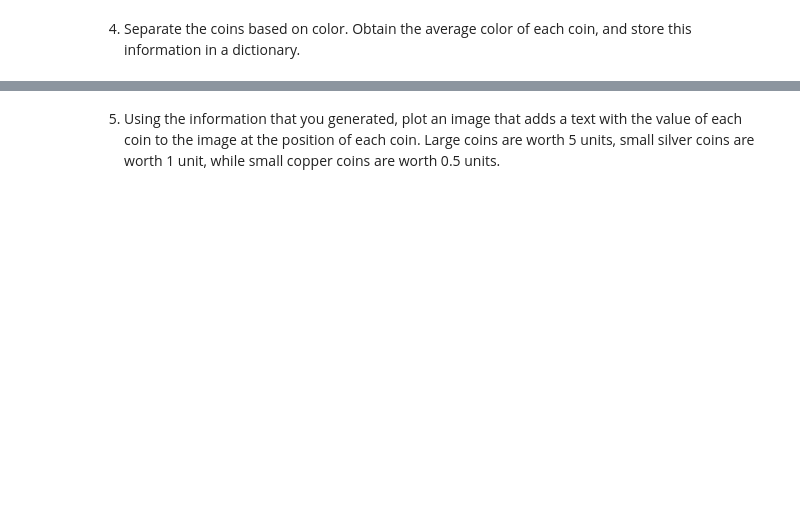
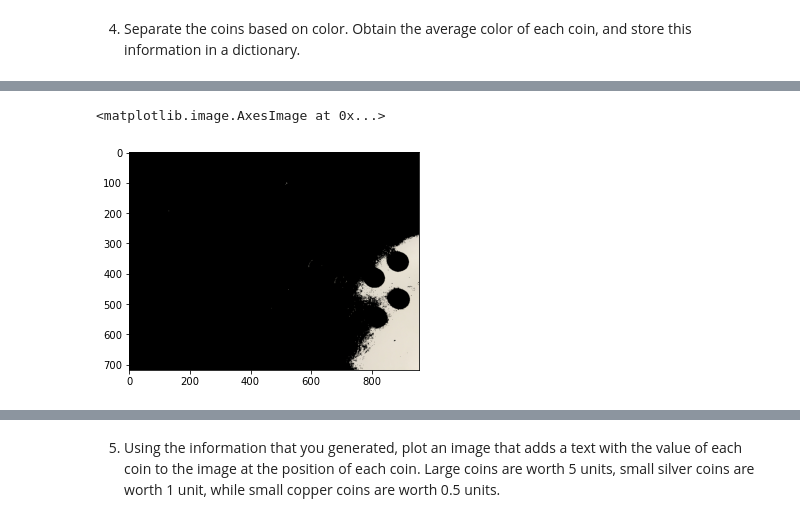
Before and after one commit to marcefuentesl/Computer-Vision, a Jupyter notebook: Assignments/A4. Coin counter.ipynb, the cells around one changed output, grey strips where cells are left out. Cells and saved outputs as stored; diff of their text form; code cells hidden in the pictures; blank space fills up the shorter version.

```diff
--- a/Assignments/A4. Coin counter.ipynb
+++ b/Assignments/A4. Coin counter.ipynb
@@ -104,0 +134,23 @@ print(len(contours))
+# %%
+# We will use Saturation and filter the silver coins
+
+# Define our color selection criteria in HSV values
+lower_saturation = np.array([0,0,0])
+upper_saturation = np.array([255,255,255])
+
+# Define our color selection criteria in RGB values
+lower_silver = np.array([197,197,202])
+upper_silver = np.array([244,244,245])
+
+# Define the masked area in RGB space
+mask_rgb = cv2.inRange(coins_copy, lower_silver, upper_silver)
+
+# mask the image
+masked_image = np.copy(coins_copy)
+masked_image[mask_rgb==0] = [0,0,0]
+
+# Vizualize the mask
+plt.imshow(masked_image)
+# %% [output]
+<matplotlib.image.AxesImage at 0x...>
+[figure, added]
```
Also changed, not shown: parts of 11 cells of this notebook.
